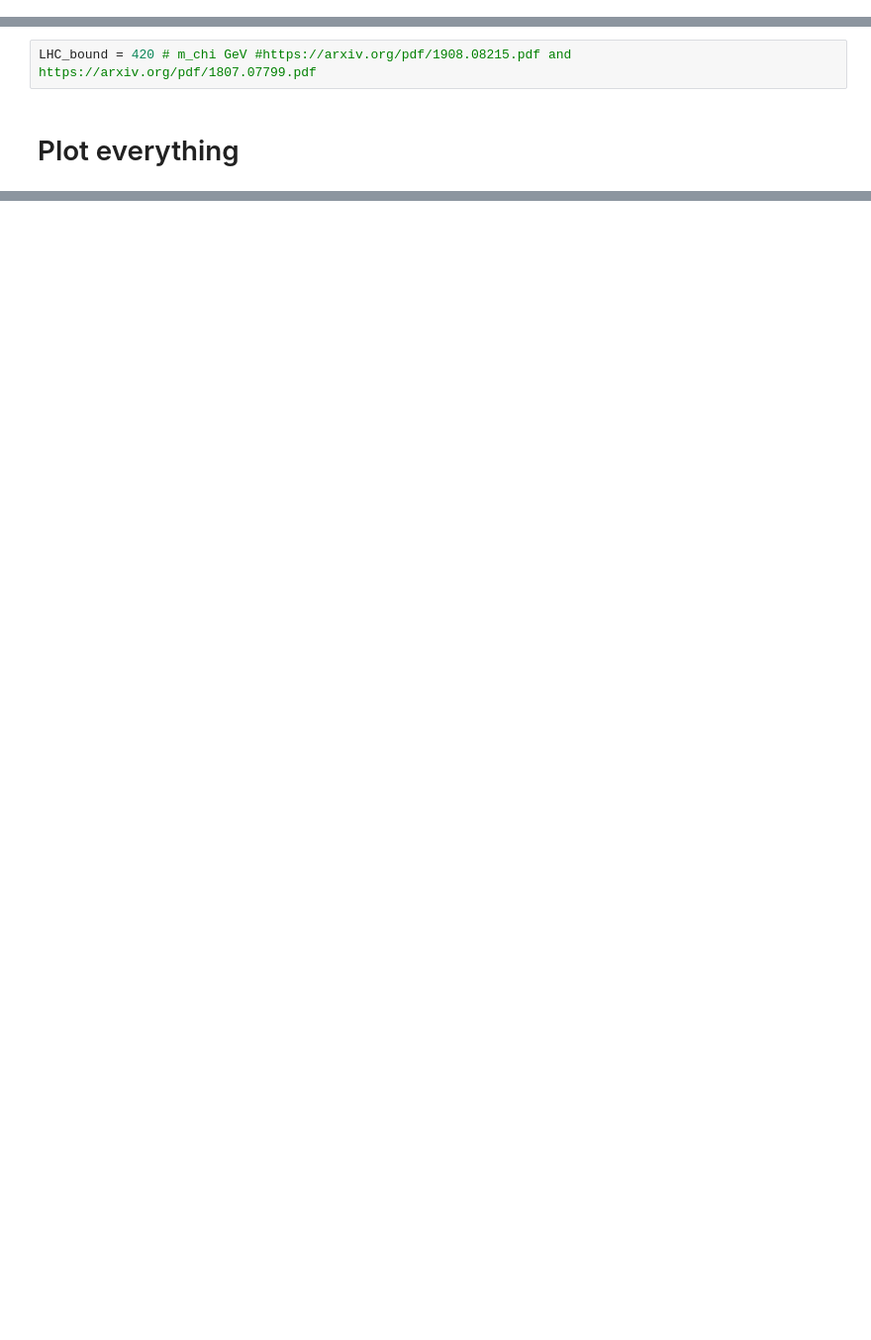
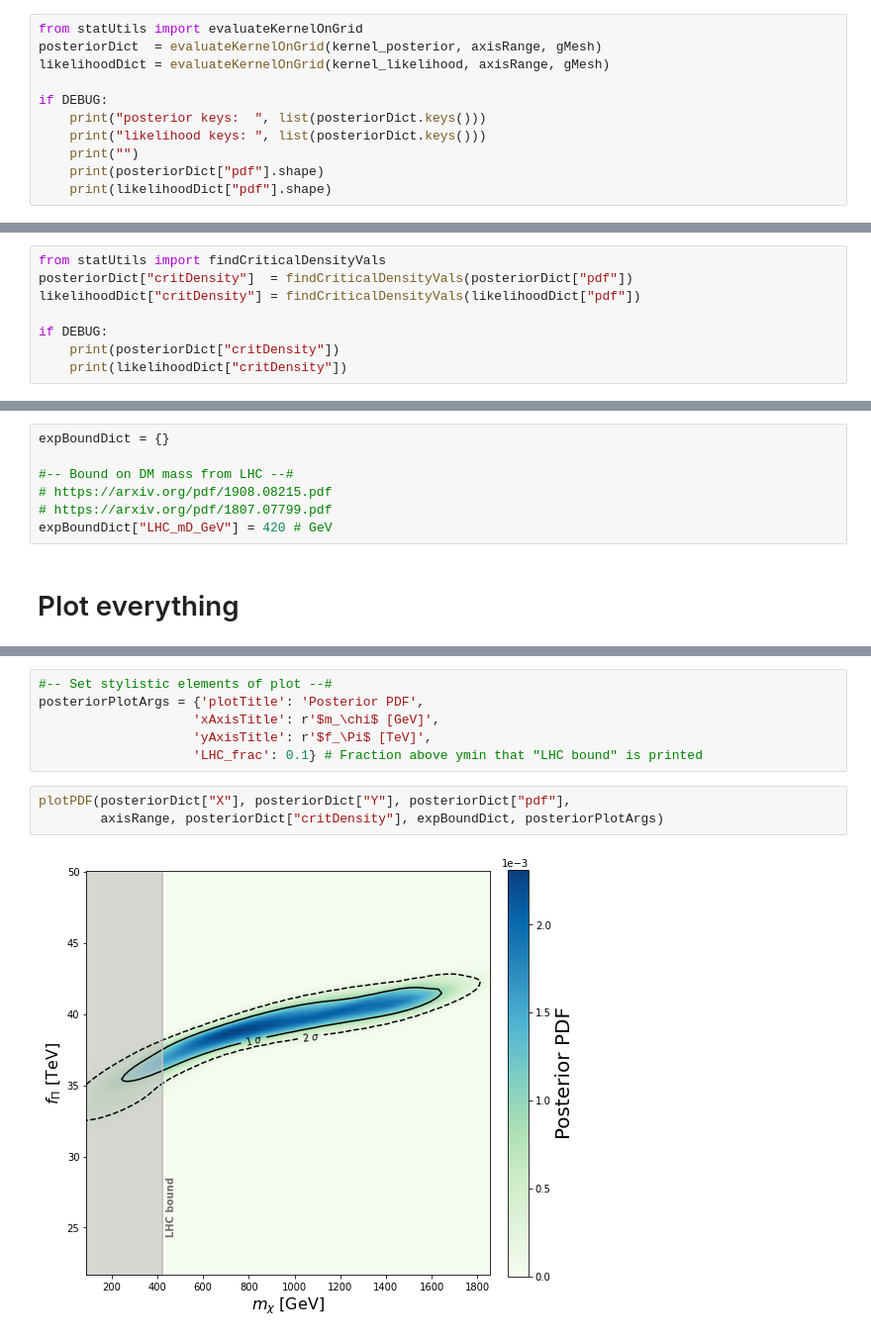
Before and after one commit to jnhoward/SU2LDM_public, a Jupyter notebook: makePaperPlots.ipynb, the cells around one changed output, grey strips where cells are left out. Shown: that part at 99% size. Saved outputs shown, nothing was run; the diff lists cells and outputs as text; blank space fills up the shorter version.

```diff
--- a/makePaperPlots.ipynb
+++ b/makePaperPlots.ipynb
@@ -156,0 +160,11 @@ print(fpi.min(), fpi.max())
+# %%
+from statUtils import evaluateKernelOnGrid
+posteriorDict  = evaluateKernelOnGrid(kernel_posterior, axisRange, gMesh)
+likelihoodDict = evaluateKernelOnGrid(kernel_likelihood, axisRange, gMesh)
+
+if DEBUG:
+    print("posterior keys:  ", list(posteriorDict.keys()))
+    print("likelihood keys: ", list(posteriorDict.keys()))
+    print("")
+    print(posteriorDict["pdf"].shape)
+    print(likelihoodDict["pdf"].shape)
@@ -213,0 +183,8 @@ print(critDensity)
+# %%
+from statUtils import findCriticalDensityVals
+posteriorDict["critDensity"]  = findCriticalDensityVals(posteriorDict["pdf"])
+likelihoodDict["critDensity"] = findCriticalDensityVals(likelihoodDict["pdf"])
+
+if DEBUG:
+    print(posteriorDict["critDensity"])
+    print(likelihoodDict["critDensity"])
@@ -214,6 +194,11 @@ print(critDensity)
 # %% [markdown]
 # Define experimental bounds
 # %%
-LHC_bound = 420 # m_chi GeV #https://arxiv.org/pdf/1908.08215.pdf and https://arxiv.org/pdf/1807.07799.pdf
+expBoundDict = {}
+
+#-- Bound on DM mass from LHC --#
+# https://arxiv.org/pdf/1908.08215.pdf
+# https://arxiv.org/pdf/1807.07799.pdf
+expBoundDict["LHC_mD_GeV"] = 420 # GeV
 # %% [markdown]
 # Plot everything
@@ -287,0 +207,11 @@ plt.show()
+# %%
+#-- Set stylistic elements of plot --#
+posteriorPlotArgs = {'plotTitle': 'Posterior PDF',
+                    'xAxisTitle': r'$m_\chi$ [GeV]',
+                    'yAxisTitle': r'$f_\Pi$ [TeV]',
+                    'LHC_frac': 0.1} # Fraction above ymin that "LHC bound" is printed
+# %%
+plotPDF(posteriorDict["X"], posteriorDict["Y"], posteriorDict["pdf"],
+        axisRange, posteriorDict["critDensity"], expBoundDict, posteriorPlotArgs)
+# %% [output]
+[figure, added]
```
Also changed, not shown: parts of 22 cells of this notebook, 3 other files.
